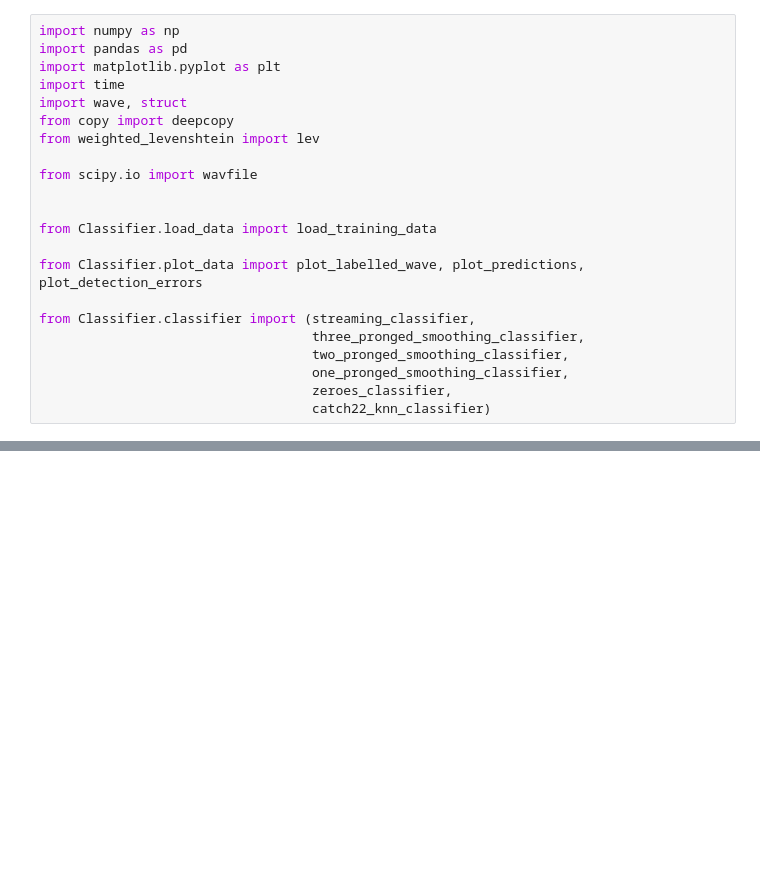
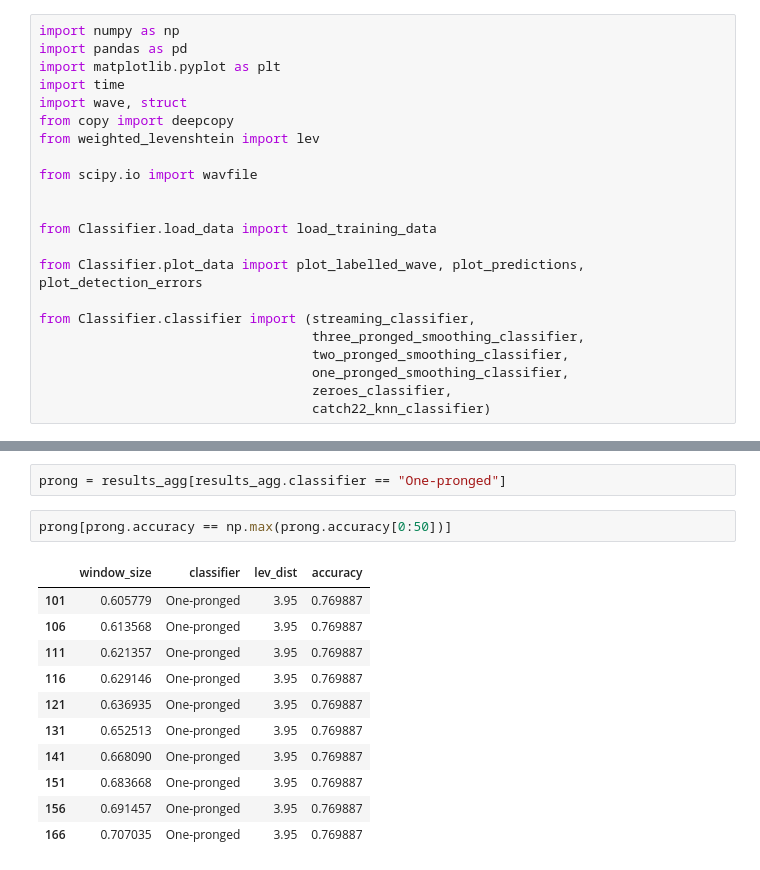
Before and after one commit to BruceWangXD/SpaceInvaders, a Jupyter notebook: Classifier Optimisation.ipynb, the cells around one changed output, grey strips where cells are left out. Saved outputs shown, nothing was run; the diff lists cells and outputs as text; blank space fills up the shorter version.

```diff
--- a/Classifier Optimisation.ipynb
+++ b/Classifier Optimisation.ipynb
@@ -184,0 +223,16 @@ plt.legend()
+# %%
+prong = results_agg[results_agg.classifier == "One-pronged"]
+# %%
+prong[prong.accuracy == np.max(prong.accuracy[0:50])]
+# %% [output]
+|  | window_size | classifier | lev_dist | accuracy |
+| 101 | 0.605779 | One-pronged | 3.95 | 0.769887 |
+| 106 | 0.613568 | One-pronged | 3.95 | 0.769887 |
+| 111 | 0.621357 | One-pronged | 3.95 | 0.769887 |
+| 116 | 0.629146 | One-pronged | 3.95 | 0.769887 |
+| 121 | 0.636935 | One-pronged | 3.95 | 0.769887 |
+| 131 | 0.652513 | One-pronged | 3.95 | 0.769887 |
+| 141 | 0.668090 | One-pronged | 3.95 | 0.769887 |
+| 151 | 0.683668 | One-pronged | 3.95 | 0.769887 |
+| 156 | 0.691457 | One-pronged | 3.95 | 0.769887 |
+| 166 | 0.707035 | One-pronged | 3.95 | 0.769887 |
```
Also changed, not shown: parts of 10 cells of this notebook, 6 other files.
